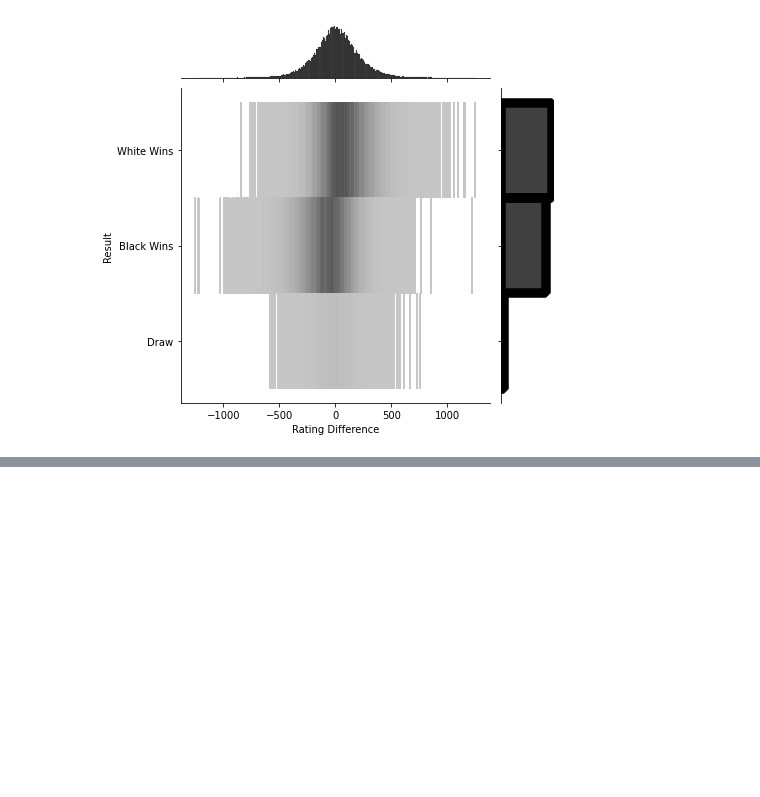
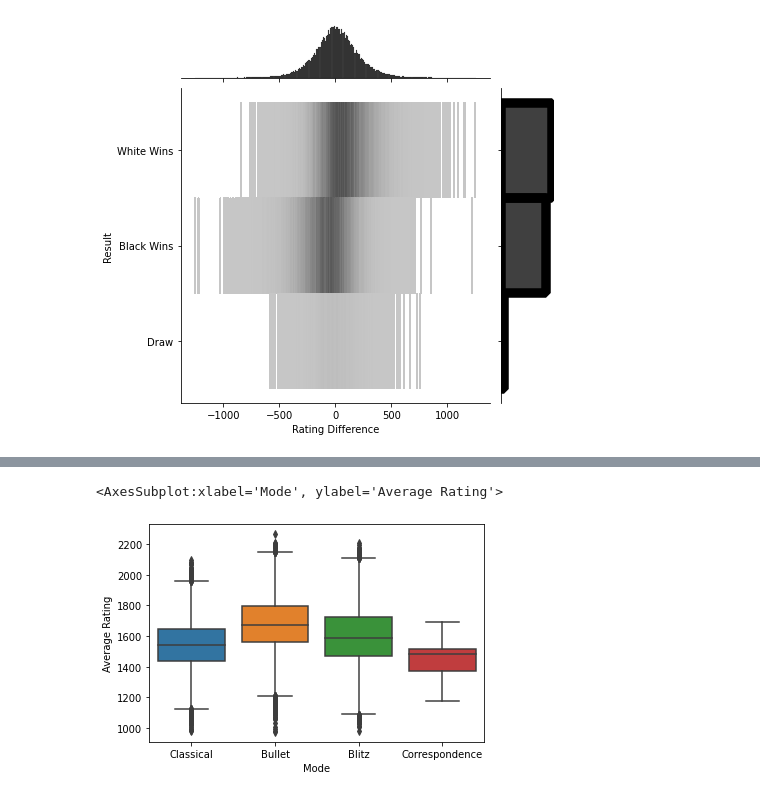
Before and after one commit to VincentKwan1/Crisk, a Jupyter notebook: proj_file.ipynb, the cells around one changed output, grey strips where cells are left out. Drawn from its saved outputs; the diff is of its cells as text; code cells hidden in the pictures; blank space fills up the shorter version.

```diff
--- a/proj_file.ipynb
+++ b/proj_file.ipynb
@@ -237,0 +247,5 @@ sb.jointplot(x='Rating Difference', y = 'Result',data = chess_df, kind = 'hist',
+# %%
+sb.boxplot(x='Mode',y='Average Rating', data = chess_df)
+# %% [output]
+<AxesSubplot:xlabel='Mode', ylabel='Average Rating'>
+[figure, added]
```
Also changed, not shown: parts of 4 cells of this notebook.
